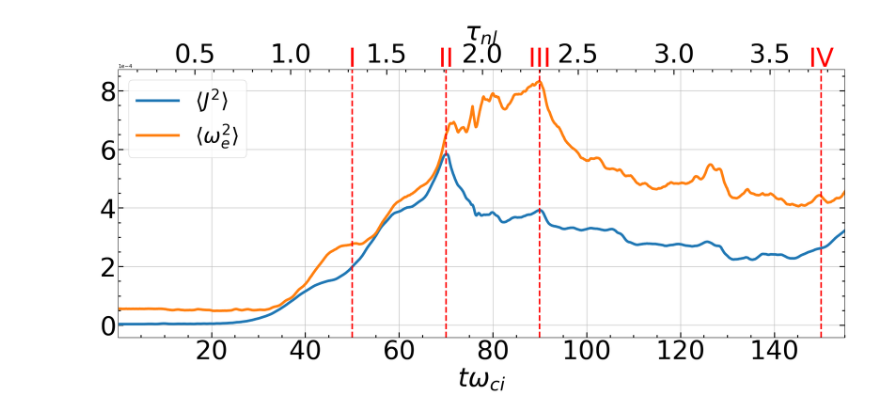
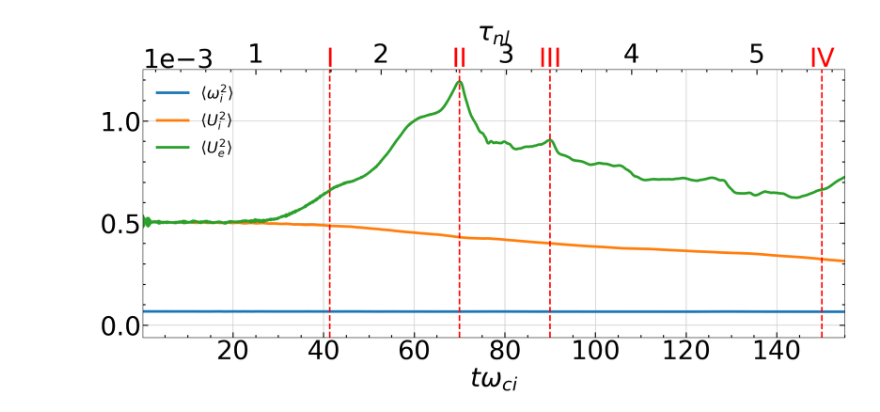
Before and after one commit to jgoodwill1/TurbPy, a Jupyter notebook: Analysis/Jupyter/globals.ipynb, the cells around one changed output. Drawn from its saved outputs; the diff is of its cells as text; code cells hidden in the pictures.

```diff
--- a/Analysis/Jupyter/globals.ipynb
+++ b/Analysis/Jupyter/globals.ipynb
@@ -150,11 +281,11 @@ fig, ax = plt.subplots(1,1, figsize=(20,10), layout='constrained')
 # plt.rc('font', size=10)
 # ax1.cla()
 # axs[0].plot(twci, (jrms_t), marker = 'x',  label = r'$J_{rms}$')
-ax.plot(twci, df['jrms']**2, linewidth = 5, label = r'$\langle J^2 \rangle$')
-ax.plot(twci, df['ome'], linewidth = 5, label = r'$\langle \omega_e^2 \rangle$')
-# ax.plot(twci, df['omi'] * 10, linewidth = 5, label = r'$\langle \omega_i^2 \rangle$')
-
-import matplotlib
+# ax.plot(twci, df['jrms']**2, linewidth = 5, label = r'$\langle J^2 \rangle$')
+# ax.plot(twci, df['ome'], linewidth = 5, label = r'$\langle \omega_e^2 \rangle$')
+ax.plot(twci, df['omi'], linewidth = 5, label = r'$\langle \omega_i^2 \rangle$')
+ax.plot(twci, df['ui2'], linewidth = 5, label = r'$\langle U_i^2 \rangle$')
+ax.plot(twci, df['ue2'], linewidth = 5, label = r'$\langle U_e^2 \rangle$')
 matplotlib.rc('font', size=30)
 # axs[1].plot(twci, (drhoe_t - drhoe_t[0]),  label = r'$\delta \rho^e_{rms}$')
 # axs[1].plot(twci, (drhoi_t - drhoi_t[0]),  label = r'$\delta \rho^i_{rms}$')
@@ -167,41 +298,42 @@ matplotlib.rc('font', size=30)
 # for ax in axs:
 txt = 50
 trans = ax.get_xaxis_transform()
-ax.axvline(50, color = 'red', linestyle = '--', linewidth = 3)
-plt.text(50, 1.01, 'I',color = 'red', transform=trans, ha = 'center', fontsize = txt)
+ax.axvline(41.4, color = 'red', linestyle = '--', linewidth = 3)
+plt.text(41.4, 1.01, 'I',color = 'red', transform=trans, ha = 'center', fontsize = txt)
 ax.axvline(70, color = 'red', linestyle = '--', linewidth = 3)
 plt.text(70, 1.01, 'II',color = 'red', transform=trans, ha = 'center', fontsize = txt)
 ax.axvline(90, color = 'red', linestyle = '--', linewidth = 3)
 plt.text(90, 1.01, 'III',color = 'red', transform=trans, ha = 'center', fontsize = txt)
 ax.axvline(150, color = 'red', linestyle = '--', linewidth = 3)
 plt.text(150, 1.01, 'IV',color = 'red', transform=trans, ha = 'center', fontsize = txt)
 ax.ticklabel_format(axis = 'y',style = 'sci', scilimits = (0,0))
-ax.legend(loc = 'upper left', fontsize = 40)
+ax.legend(loc = 'upper left', fontsize = 30, frameon = False)
 ax.xaxis.set_minor_locator(AutoMinorLocator())
 ax.yaxis.set_minor_locator(AutoMinorLocator())
 ax.tick_params(which='both', width=2, labelsize = txt, right = True, direction = 'in')
 ax.tick_params(which='major', length=10, top = True, right =True)
 ax.tick_params(which='minor', length=5 , top = True, right =True)
 ax.grid()
 
 
 ax1 = ax.twiny()
 
 ax1.plot(np.linspace(0,3.89, len(twci)), np.zeros(len(twci)), alpha = 0)
 ax1.tick_params(axis ='x')
 ax1.xaxis.set_minor_locator(AutoMinorLocator())
 ax1.yaxis.set_minor_locator(AutoMinorLocator())
 ax1.tick_params(which='both', width=2, labelsize = txt, right = True, direction = 'in')
 ax1.tick_params(which='major', length=10, top = True, right =True)
 ax1.tick_params(which='minor', length=5 , top = True, right =True)
 # fig.supylabel(, size = 15)
+# ax.set_ylim(6e-5, 7e-5 )
 ax.set_xlim(0.1, 155)
-ax1.set_xlim(0.1, 3.89)
+ax1.set_xlim(0.1, 5.7)
 ax1.set_xlabel(r'$ \tau_{nl}$', size = txt)
 ax.set_xlabel(r'$ t \omega_{ci}$', size = txt)
-plt.savefig(figs + 'globals.png', dpi = 400)
+plt.savefig(figs + 'wi.png', dpi = 400)
 # %% [output]
-[figure, old version]
+[figure, new version]
 # %%
 ps = pd.read_csv(data + 'PS_av.csv')
 # %%
```
Also changed, not shown: parts of 20 cells of this notebook, 45 other files.
